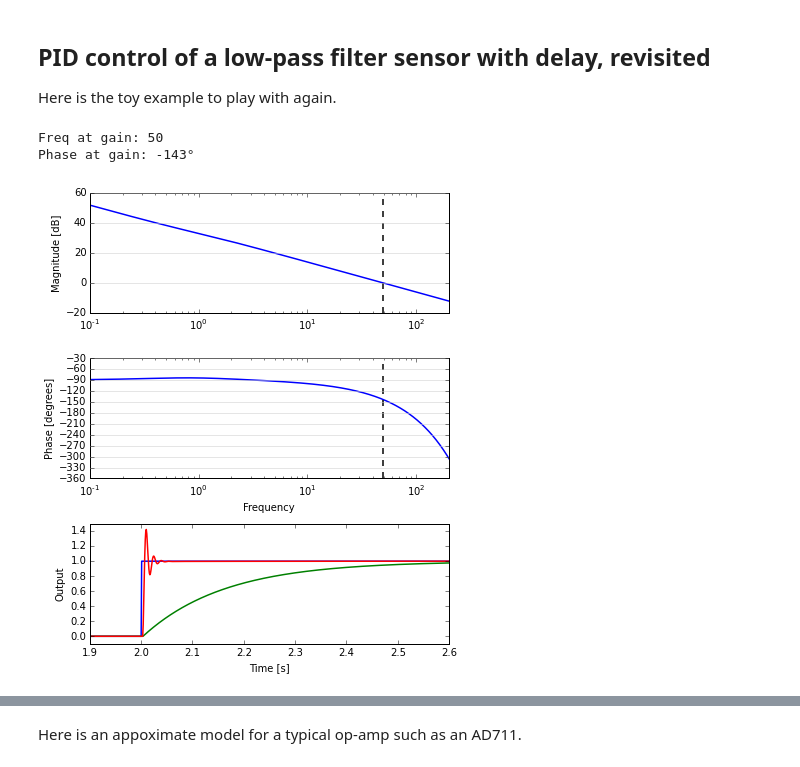
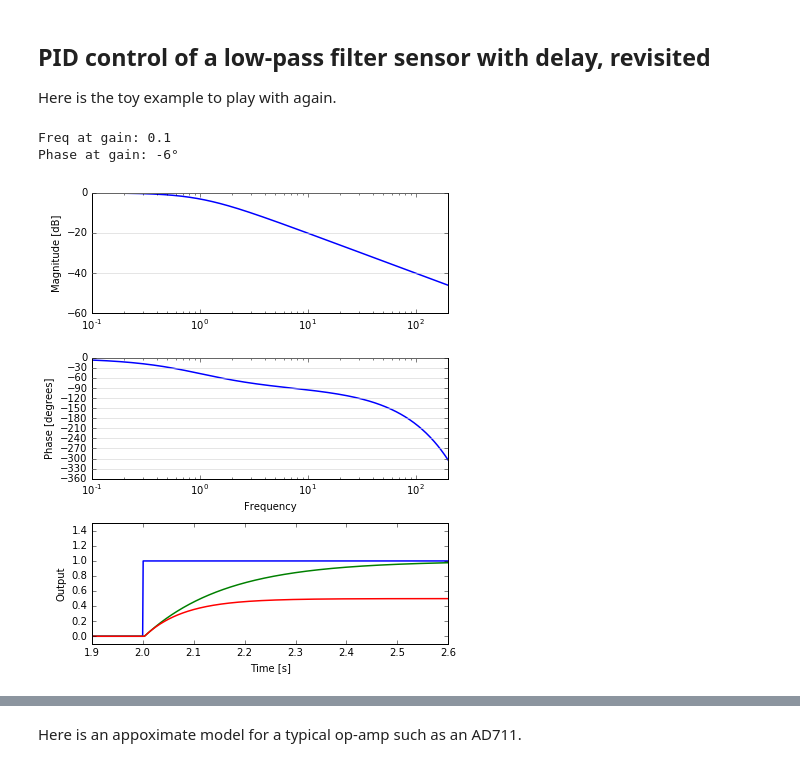
Before and after one commit to ryanpdwyer/what-is-feedback, a Jupyter notebook: 1502-what-is-feedback.ipynb, the cells around one changed output, grey strips where cells are left out. Cells and saved outputs as stored; diff of their text form; code cells hidden in the pictures.

```diff
--- a/1502-what-is-feedback.ipynb
+++ b/1502-what-is-feedback.ipynb
@@ -465,6 +465,10 @@ def pid_interact(delay, Ki, Kp, Kd):
     ax3.set_xlabel('Time [s]')
     fig.tight_layout()
     return fig, (ax1, ax2, ax3)
+
+def pid_interact_(delay, Ki, Kp, Kd):
+    pid_interact(delay, Ki, Kp, Kd)
+    return None
 # %% [markdown]
 The below example shows a system with,
 
@@ -782,9 +797,13 @@ Note: In this example, the band-limited PD controller is acutally acting as a le
 ## PID control of a low-pass filter sensor with delay, revisited
 
 Here is the toy example to play with again.
-# %%
-interact(pid_interact, delay=3, Ki=(0,10, 0.1), Kp=(1, 100, 1), Kd=(0, 0.01, 1e-3));
-# %% [output]
-Freq at gain: 50
-Phase at gain: -143°
-[figure, removed]
+# %%
+out = interact(pid_interact_,
+               delay=IntSlider(value=3, min=0, max=6, continuous_update=False),
+               Ki=FloatSlider(value=0, min=0, max=100, step=0.1, continuous_update=False, description=r'$K_\text{i}$'),
+               Kp=FloatSlider(value=1, min=0, max=500, step=1, continuous_update=False, description=r'$K_\text{p}$'),
+               Kd=FloatSlider(value=0, min=0, max=0.005, step=1e-4, continuous_update=False, description=r'$K_\text{d}$'));
+# %% [output]
+Freq at gain: 0.1
+Phase at gain: -6°
+[figure, added]
```
Also changed, not shown: parts of 27 cells of this notebook, 3 other files.
